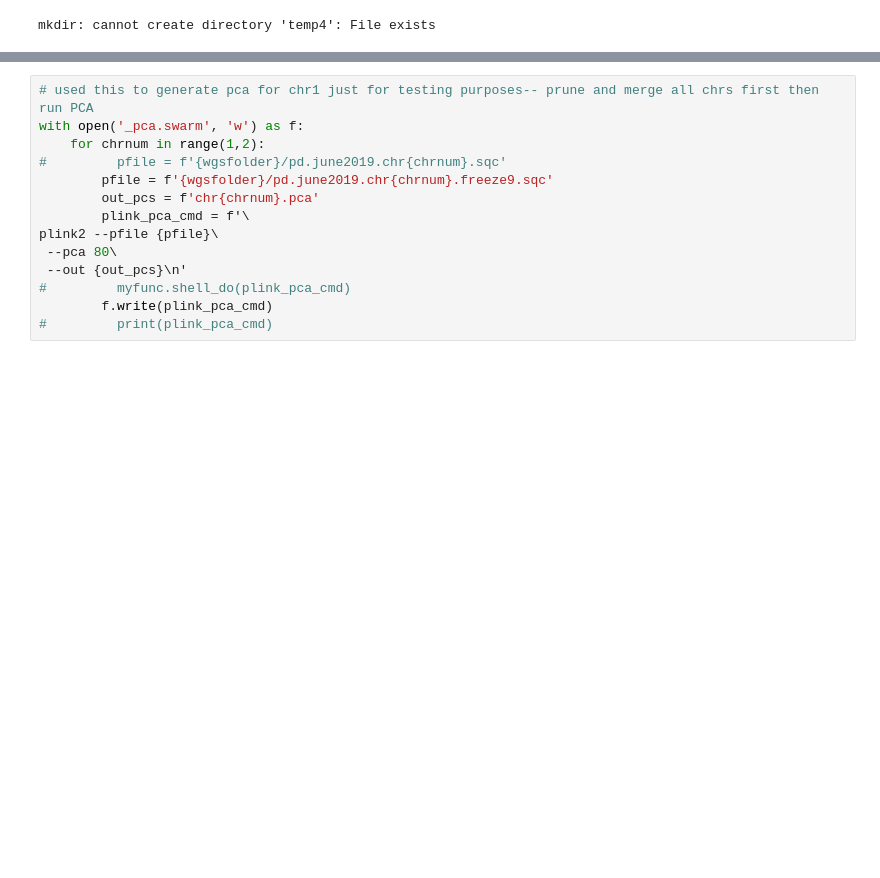
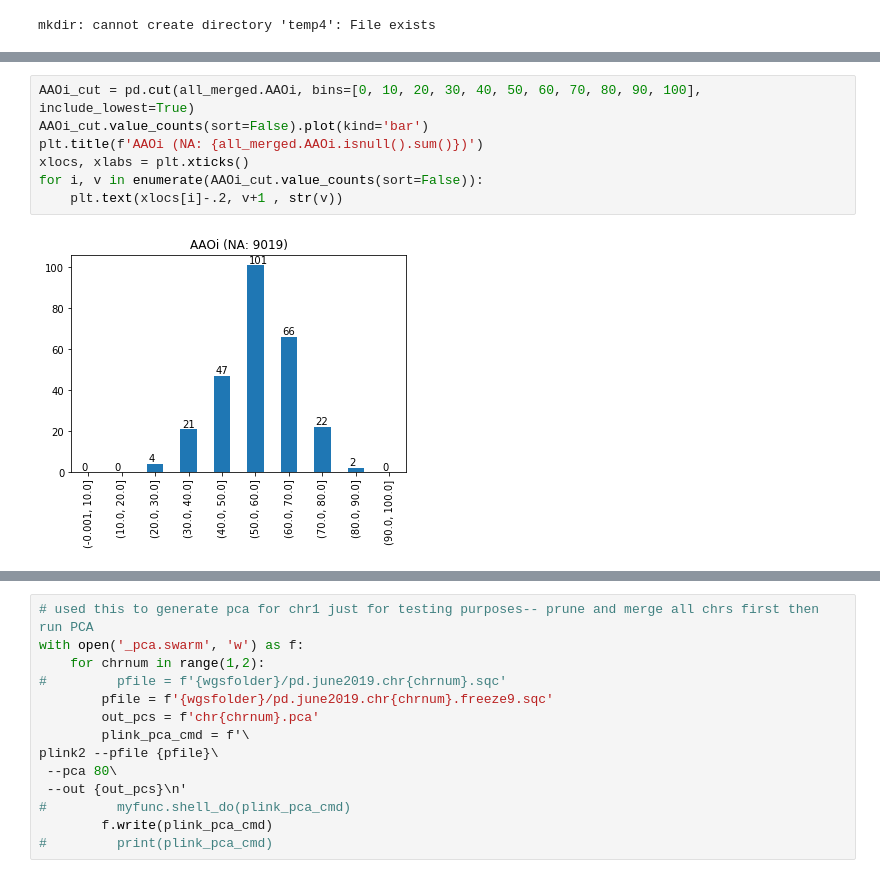
Before and after one commit to dvitale199/rare_variants, a Jupyter notebook: rare_variant_analysis.ipynb, the cells around one changed output, grey strips where cells are left out. Cells and saved outputs as stored; diff of their text form; blank space fills up the shorter version.

```diff
--- a/rare_variant_analysis.ipynb
+++ b/rare_variant_analysis.ipynb
@@ -61,0 +141,9 @@ df.head()
+# %%
+AAOi_cut = pd.cut(all_merged.AAOi, bins=[0, 10, 20, 30, 40, 50, 60, 70, 80, 90, 100], include_lowest=True)
+AAOi_cut.value_counts(sort=False).plot(kind='bar')
+plt.title(f'AAOi (NA: {all_merged.AAOi.isnull().sum()})')
+xlocs, xlabs = plt.xticks()
+for i, v in enumerate(AAOi_cut.value_counts(sort=False)):
+    plt.text(xlocs[i]-.2, v+1 , str(v))
+# %% [output]
+[figure, added]
```
Also changed, not shown: parts of 7 cells of this notebook.
